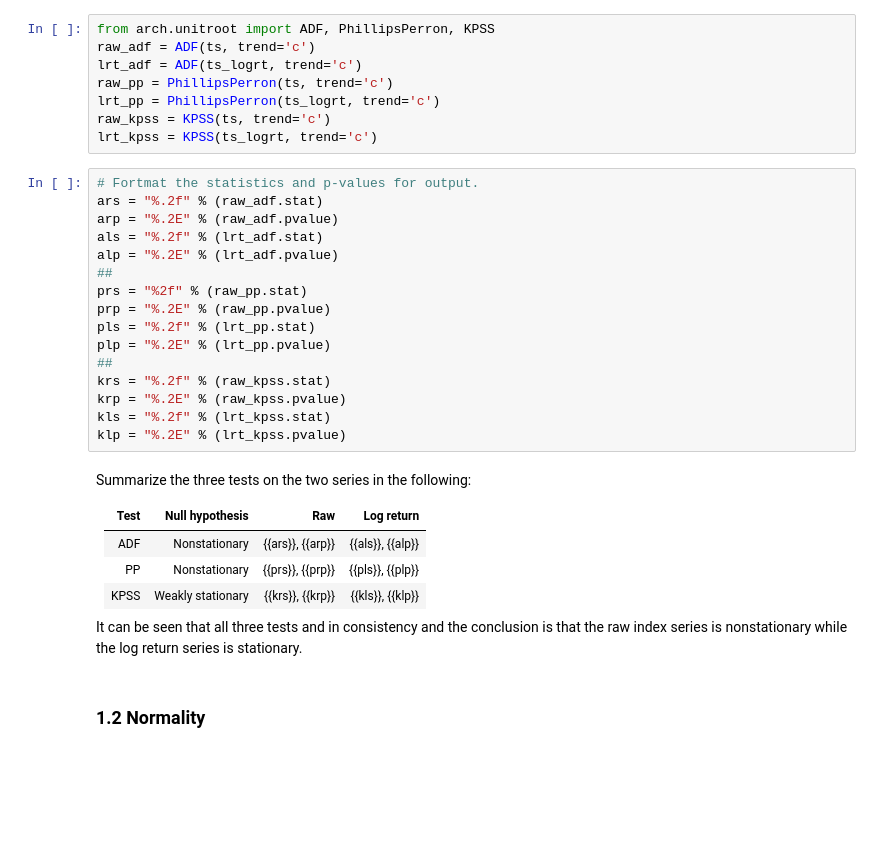
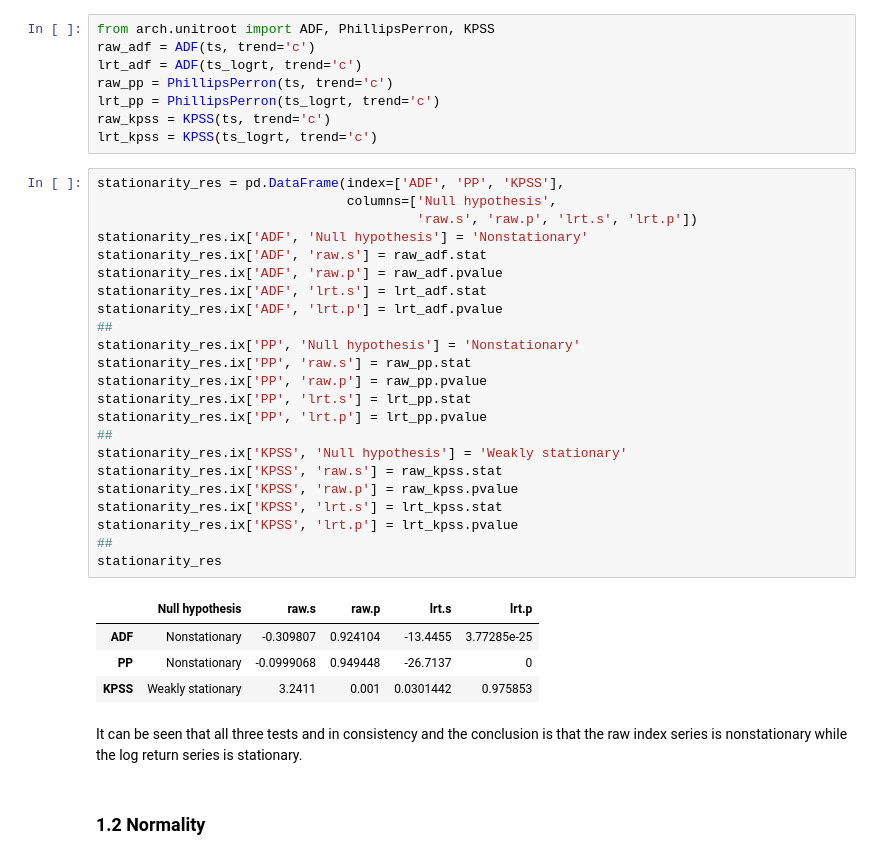
Before and after one commit to lishen/SP500_ML, a Jupyter notebook: SP500 pred with ML - Chapter 1.ipynb, the cells around one changed output. Cells and saved outputs as stored; diff of their text form; blank space fills up the shorter version.

Commit message:
Replace markdown tables with dataframes

```diff
--- a/SP500 pred with ML - Chapter 1.ipynb
+++ b/SP500 pred with ML - Chapter 1.ipynb
@@ -62,31 +62,35 @@ raw_pp = PhillipsPerron(ts, trend='c')
 lrt_pp = PhillipsPerron(ts_logrt, trend='c')
 raw_kpss = KPSS(ts, trend='c')
 lrt_kpss = KPSS(ts_logrt, trend='c')
-# %%
-# Fortmat the statistics and p-values for output.
-ars = "%.2f" % (raw_adf.stat)
-arp = "%.2E" % (raw_adf.pvalue)
-als = "%.2f" % (lrt_adf.stat)
-alp = "%.2E" % (lrt_adf.pvalue)
-##
-prs = "%2f" % (raw_pp.stat)
-prp = "%.2E" % (raw_pp.pvalue)
-pls = "%.2f" % (lrt_pp.stat)
-plp = "%.2E" % (lrt_pp.pvalue)
-##
-krs = "%.2f" % (raw_kpss.stat)
-krp = "%.2E" % (raw_kpss.pvalue)
-kls = "%.2f" % (lrt_kpss.stat)
-klp = "%.2E" % (lrt_kpss.pvalue)
+# %%
+stationarity_res = pd.DataFrame(index=['ADF', 'PP', 'KPSS'],
+                                columns=['Null hypothesis',
+                                         'raw.s', 'raw.p', 'lrt.s', 'lrt.p'])
+stationarity_res.ix['ADF', 'Null hypothesis'] = 'Nonstationary'
+stationarity_res.ix['ADF', 'raw.s'] = raw_adf.stat
+stationarity_res.ix['ADF', 'raw.p'] = raw_adf.pvalue
+stationarity_res.ix['ADF', 'lrt.s'] = lrt_adf.stat
+stationarity_res.ix['ADF', 'lrt.p'] = lrt_adf.pvalue
+##
+stationarity_res.ix['PP', 'Null hypothesis'] = 'Nonstationary'
+stationarity_res.ix['PP', 'raw.s'] = raw_pp.stat
+stationarity_res.ix['PP', 'raw.p'] = raw_pp.pvalue
+stationarity_res.ix['PP', 'lrt.s'] = lrt_pp.stat
+stationarity_res.ix['PP', 'lrt.p'] = lrt_pp.pvalue
+##
+stationarity_res.ix['KPSS', 'Null hypothesis'] = 'Weakly stationary'
+stationarity_res.ix['KPSS', 'raw.s'] = raw_kpss.stat
+stationarity_res.ix['KPSS', 'raw.p'] = raw_kpss.pvalue
+stationarity_res.ix['KPSS', 'lrt.s'] = lrt_kpss.stat
+stationarity_res.ix['KPSS', 'lrt.p'] = lrt_kpss.pvalue
+##
+stationarity_res
+# %% [output]
+|  | Null hypothesis | raw.s | raw.p | lrt.s | lrt.p |
+| ADF | Nonstationary | -0.309807 | 0.924104 | -13.4455 | 3.77285e-25 |
+| PP | Nonstationary | -0.0999068 | 0.949448 | -26.7137 | 0 |
+| KPSS | Weakly stationary | 3.2411 | 0.001 | 0.0301442 | 0.975853 |
 # %% [markdown]
-Summarize the three tests on the two series in the following:
-
-Test|Null hypothesis|Raw|Log return
-----|---------------|---|----------
-ADF|Nonstationary|{{ars}}, {{arp}}|{{als}}, {{alp}}
-PP|Nonstationary|{{prs}}, {{prp}}|{{pls}}, {{plp}}
-KPSS|Weakly stationary|{{krs}}, {{krp}}|{{kls}}, {{klp}}
-
 It can be seen that all three tests and in consistency and the conclusion is that the raw index series is nonstationary while the log return series is stationary.
 # %% [markdown]
 ### 1.2 Normality
```
Also changed, not shown: parts of 3 cells of this notebook.
